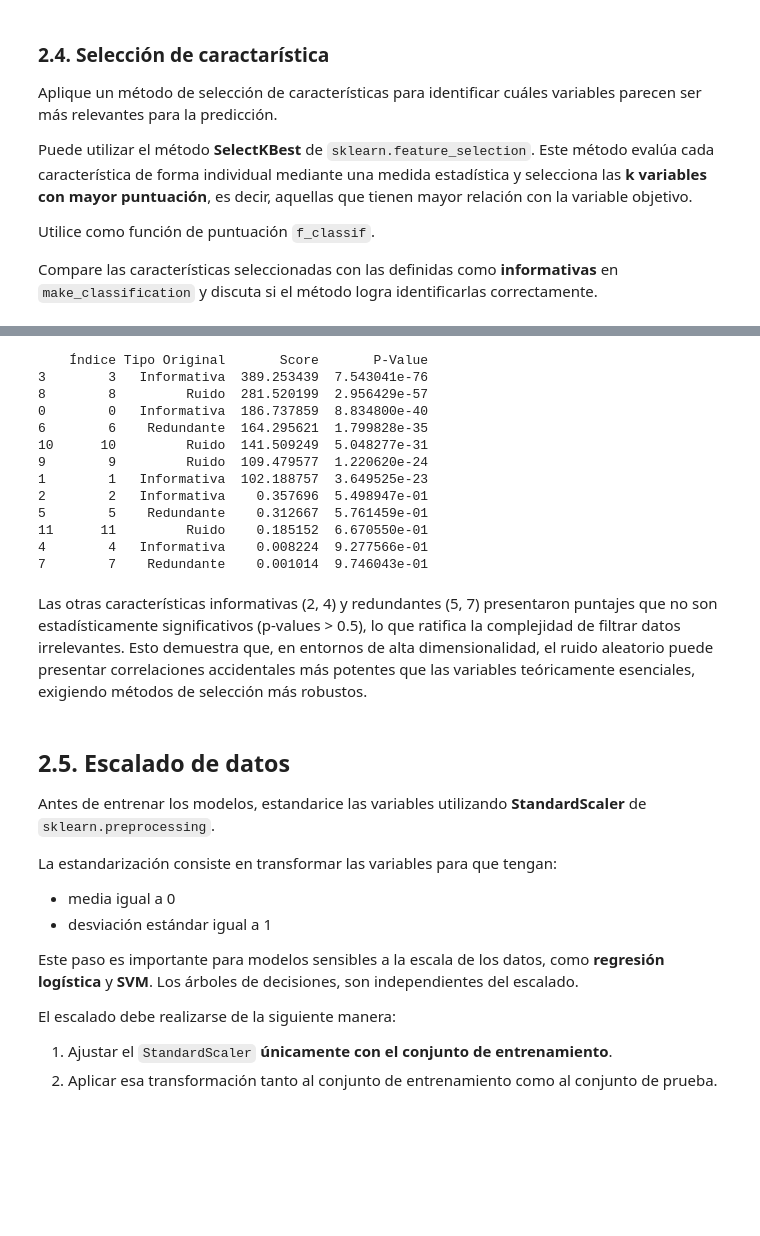
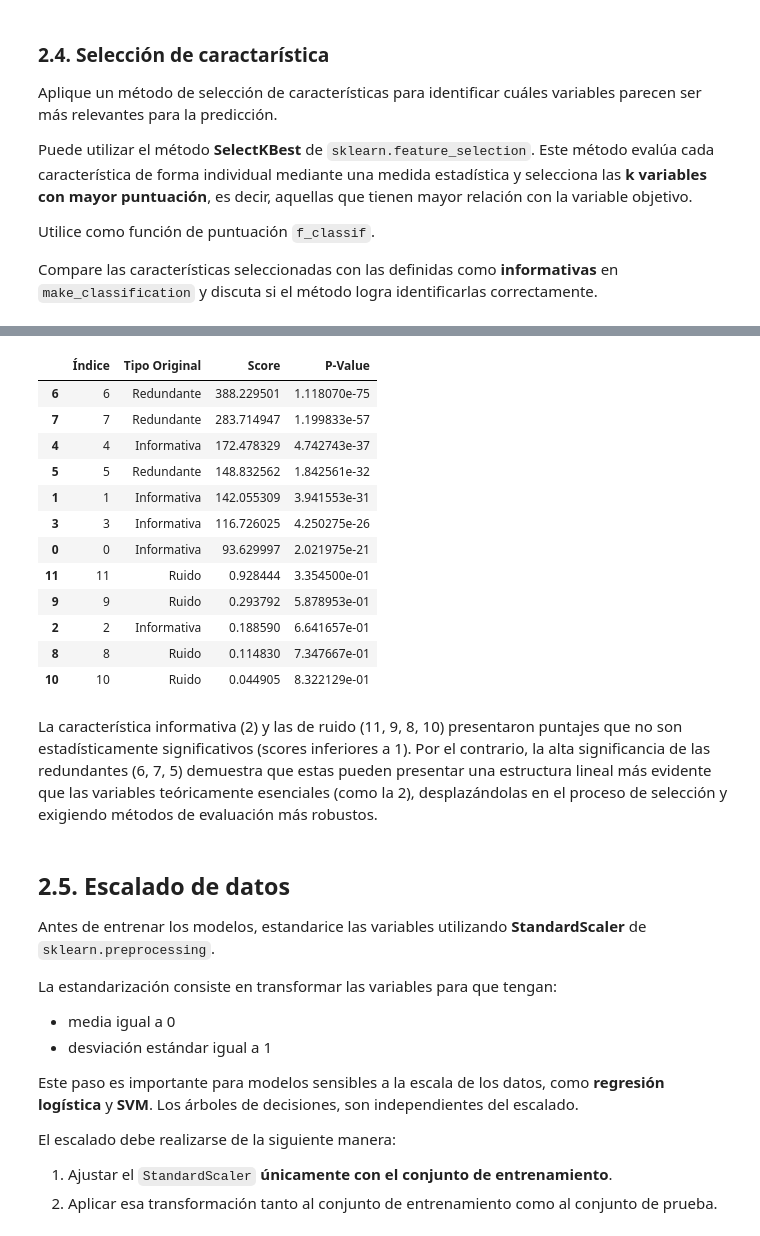
Before and after one commit to cedaniel200/viu-aprendizaje-supervisado, a Jupyter notebook: examen_practico/Script_C1_CesarDaniel_MenesesGuevara.ipynb, the cells around one changed output, grey strips where cells are left out. Cells and saved outputs as stored; diff of their text form; code cells hidden in the pictures; blank space fills up the shorter version.

```diff
--- a/examen_practico/Script_C1_CesarDaniel_MenesesGuevara.ipynb
+++ b/examen_practico/Script_C1_CesarDaniel_MenesesGuevara.ipynb
@@ -195,6 +221,8 @@ Importe las siguientes librerías:
 # %%
 import numpy as np
 import pandas as pd
+
+from IPython.display import display
 
 from sklearn.datasets import make_classification
 from sklearn.model_selection import train_test_split, GridSearchCV
@@ -208,6 +236,8 @@ from sklearn.feature_selection import SelectKBest
 from sklearn.feature_selection import f_classif
 
 from sklearn.preprocessing import StandardScaler
+
+pd.set_option('display.max_colwidth', None)
 # %% [markdown]
 ### 2.2. Generación del conjunto de datos
 
@@ -233,12 +263,13 @@ El objetivo es que existan variables:
 
 2.2.2. Explique brevemente los valores elegidos para cada parámetro.
 # %%
-X_classif, y_classif = make_classification(n_samples=1600, n_features=12, n_informative=5, n_redundant=3, shuffle=False, random_state=42)
-print(f"X: {X_classif.shape}, Y: {y_classif.shape}")
-
 # Dado que uso (shuffle=False) se pueden inferir los índices basados en la posición fija
 n_inf = 5
 n_red = 3
+
+X_classif, y_classif = make_classification(n_samples=1600, n_features=12, n_informative=n_inf, n_redundant=n_red, shuffle=False, random_state=42)
+print(f"X: {X_classif.shape}, Y: {y_classif.shape}")
+
 indices_informativas = list(range(n_inf))
 indices_redundantes = list(range(n_inf, n_inf + n_red))
 indices_ruido = list(range(n_inf + n_red, 12)) # El resto hasta 12
@@ -310,28 +345,28 @@ Veamos el p-values o scores de SelectKBest, lo que nos permitirá ver qué tan c
 # %%
 df_analisis = pd.DataFrame({
     'Índice': range(12),
     'Tipo Original': ['Informativa']*5 + ['Redundante']*3 + ['Ruido']*4,
     'Score': selector.scores_,
     'P-Value': selector.pvalues_
 })
 
-print(df_analisis.sort_values(by='Score', ascending=False))
+display(df_analisis.sort_values(by='Score', ascending=False))
 # %% [output]
-    Índice Tipo Original       Score       P-Value
-3        3   Informativa  389.253439  7.543041e-76
-8        8         Ruido  281.520199  2.956429e-57
-0        0   Informativa  186.737859  8.834800e-40
-6        6    Redundante  164.295621  1.799828e-35
-10      10         Ruido  141.509249  5.048277e-31
-9        9         Ruido  109.479577  1.220620e-24
-1        1   Informativa  102.188757  3.649525e-23
-2        2   Informativa    0.357696  5.498947e-01
-5        5    Redundante    0.312667  5.761459e-01
-11      11         Ruido    0.185152  6.670550e-01
-4        4   Informativa    0.008224  9.277566e-01
-7        7    Redundante    0.001014  9.746043e-01
+|  | Índice | Tipo Original | Score | P-Value |
+| 6 | 6 | Redundante | 388.229501 | 1.118070e-75 |
+| 7 | 7 | Redundante | 283.714947 | 1.199833e-57 |
+| 4 | 4 | Informativa | 172.478329 | 4.742743e-37 |
+| 5 | 5 | Redundante | 148.832562 | 1.842561e-32 |
+| 1 | 1 | Informativa | 142.055309 | 3.941553e-31 |
+| 3 | 3 | Informativa | 116.726025 | 4.250275e-26 |
+| 0 | 0 | Informativa | 93.629997 | 2.021975e-21 |
+| 11 | 11 | Ruido | 0.928444 | 3.354500e-01 |
+| 9 | 9 | Ruido | 0.293792 | 5.878953e-01 |
+| 2 | 2 | Informativa | 0.188590 | 6.641657e-01 |
+| 8 | 8 | Ruido | 0.114830 | 7.347667e-01 |
+| 10 | 10 | Ruido | 0.044905 | 8.322129e-01 |
-# %% [markdown]
-Las otras características informativas (2, 4) y redundantes (5, 7) presentaron puntajes que no son estadísticamente significativos (p-values > 0.5), lo que ratifica la complejidad de filtrar datos irrelevantes. Esto demuestra que, en entornos de alta dimensionalidad, el ruido aleatorio puede presentar correlaciones accidentales más potentes que las variables teóricamente esenciales, exigiendo métodos de selección más robustos.
+# %% [markdown]
+La característica informativa (2) y las de ruido (11, 9, 8, 10) presentaron puntajes que no son estadísticamente significativos (scores inferiores a 1). Por el contrario, la alta significancia de las redundantes (6, 7, 5) demuestra que estas pueden presentar una estructura lineal más evidente que las variables teóricamente esenciales (como la 2), desplazándolas en el proceso de selección y exigiendo métodos de evaluación más robustos.
 # %% [markdown]
 ## 2.5. Escalado de datos
 
```
Also changed, not shown: parts of 12 cells of this notebook.
